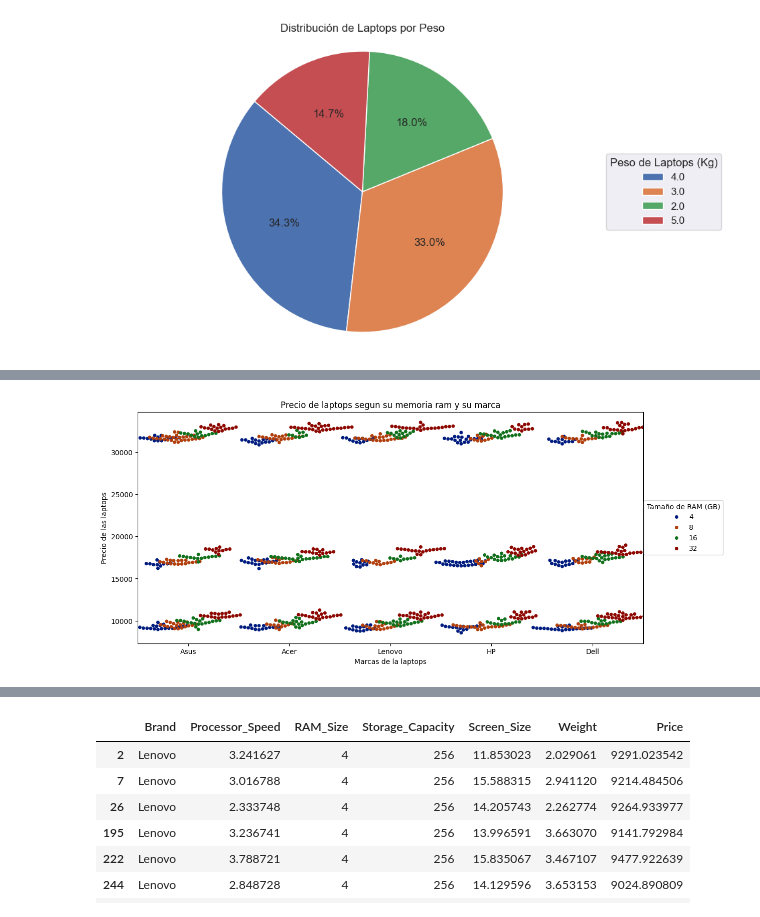
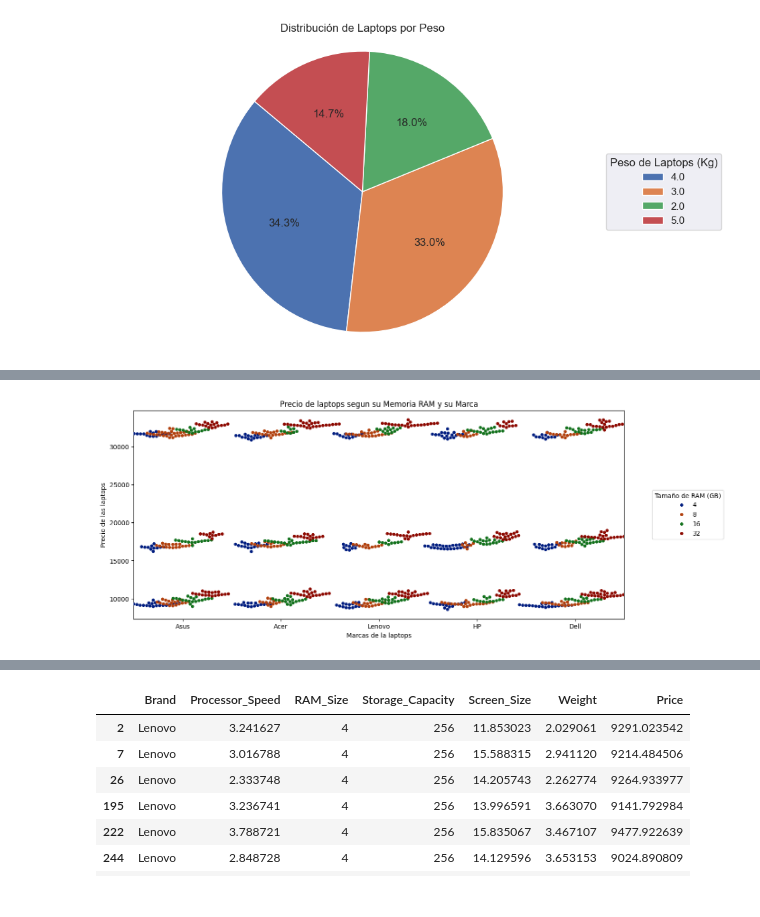
Before and after one commit to Isaac244/Proyecto_Machine_Learning, a Jupyter notebook: Proyecto-final.ipynb, the cells around one changed output, grey strips where cells are left out. Saved outputs shown, nothing was run; the diff lists cells and outputs as text; code cells hidden in the pictures.

```diff
--- a/Proyecto-final.ipynb
+++ b/Proyecto-final.ipynb
@@ -452,12 +585,12 @@ plt.show()
 # %%
 #GRAFICA DE PRECIO DE LAPTOP POR MEMORIA RAM
 #sns.displot(data=data_nueva, x='Price',hue='RAM_Size', kind='kde', legend=True, palette='dark', fill=True,col='RAM_Size')
-plt.figure(figsize=(13,6))
-sns.histplot(data=data_nueva, x='Brand', y='Price', hue='RAM_Size',  palette='dark', dodge=True)
-plt.title('Precio de laptops segun su memoria ram y su marca')
+plt.figure(figsize=(14,6))
+sns.swarmplot(data=data_nueva, x='Brand', y='Price', hue='RAM_Size',  palette='dark', dodge=True)
+plt.title('Precio de laptops segun su Memoria RAM y su Marca')
 plt.xlabel('Marcas de la laptops')
 plt.ylabel('Precio de las laptops')
-plt.legend(title='Tamaño de RAM (GB)',loc='center', bbox_to_anchor=(1.08,0.5))
+plt.legend(title='Tamaño de RAM (GB)',loc='center', bbox_to_anchor=(1.13,0.5))
 plt.show()
 # %% [output]
-[figure, old version]
+[figure, new version]
```
Also changed, not shown: parts of 32 cells of this notebook, 25 other files.
